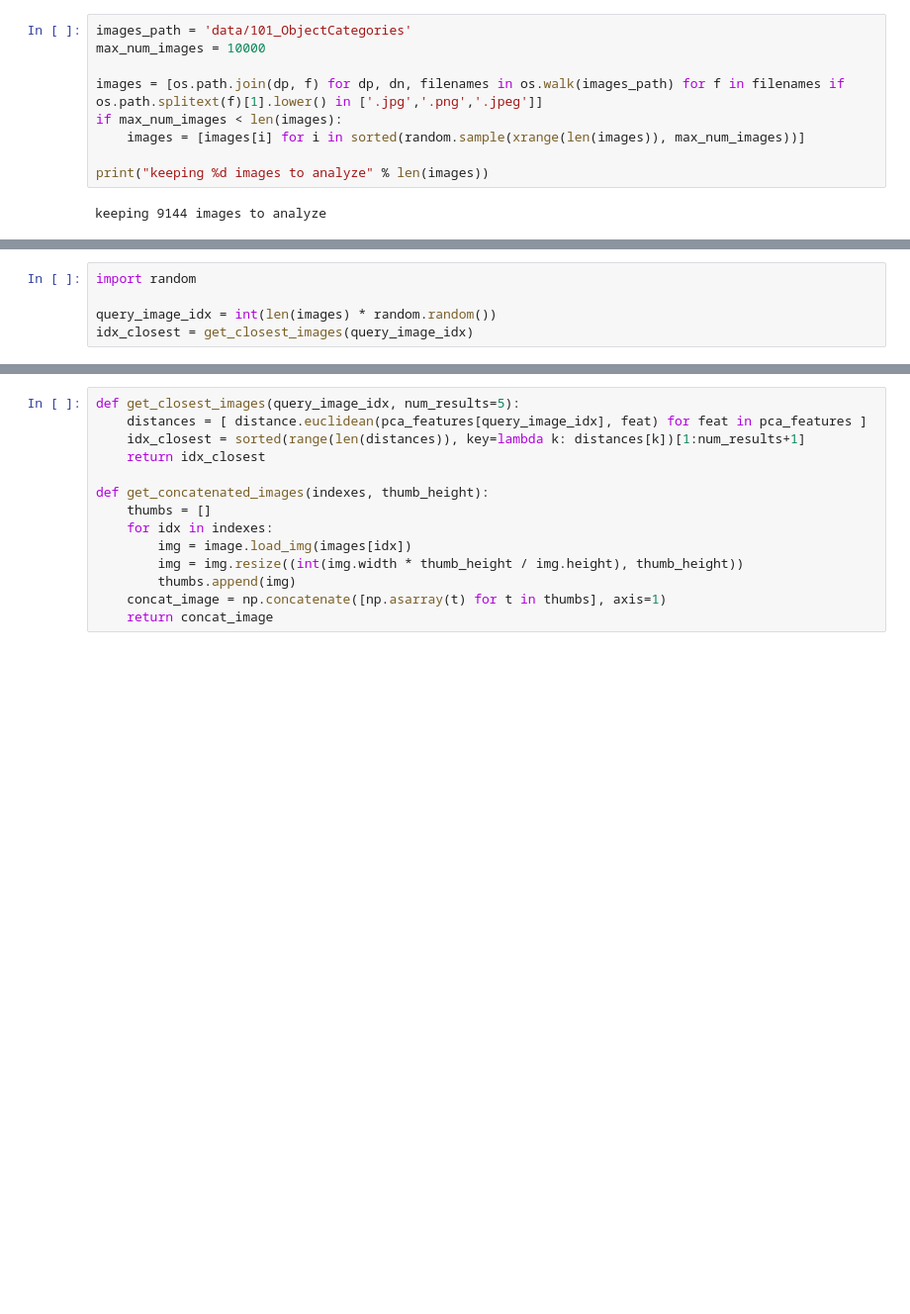
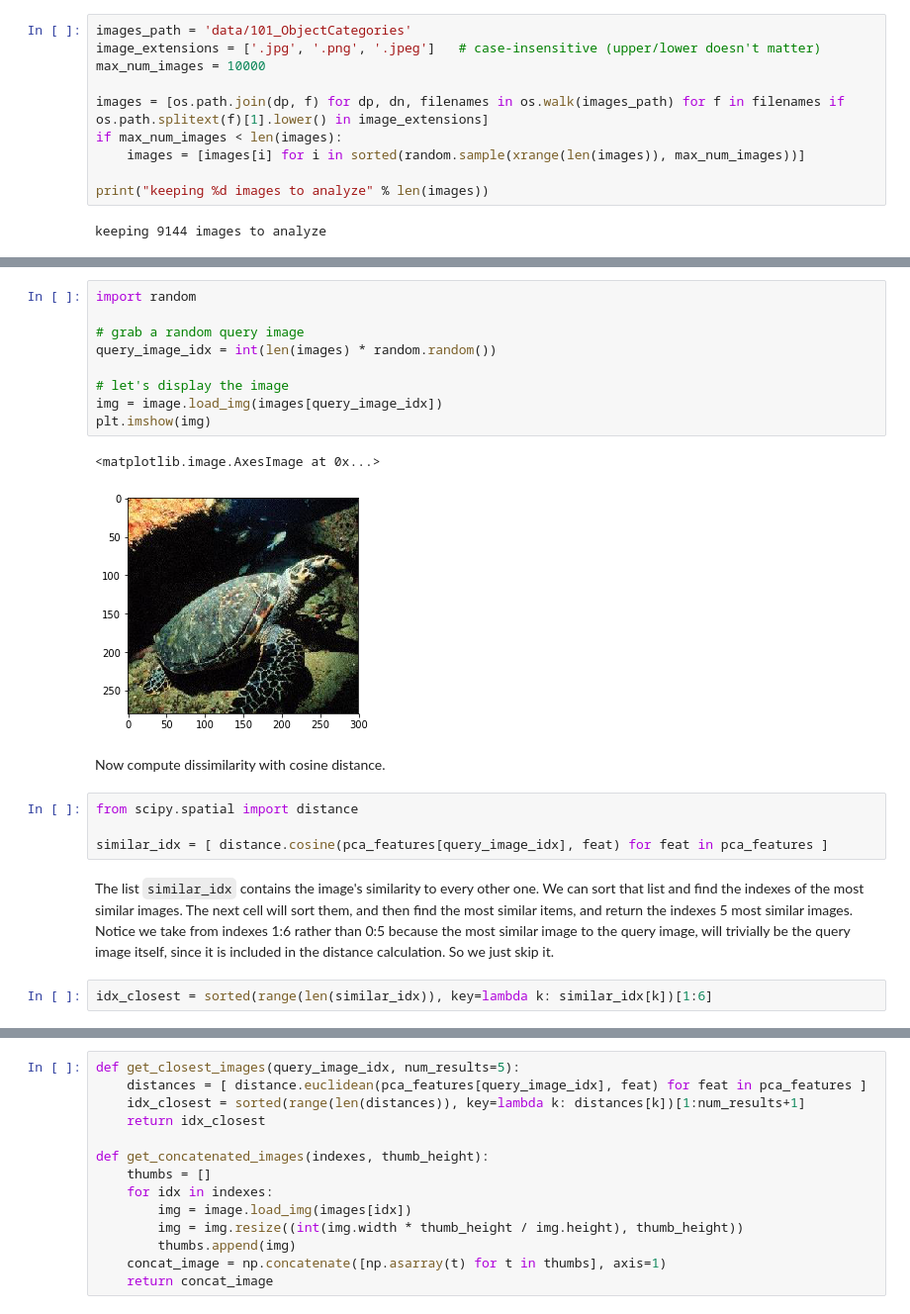
Before and after one commit to genekogan/course-ml4a, a Jupyter notebook: 6a_image_search.ipynb, the cells around one changed output, grey strips where cells are left out. Shown at 99% size. Drawn from its saved outputs; the diff is of its cells as text; blank space fills up the shorter version.

```diff
--- a/6a_image_search.ipynb
+++ b/6a_image_search.ipynb
@@ -87,8 +145,9 @@ plt.plot(feat[0])
 # %%
 images_path = 'data/101_ObjectCategories'
+image_extensions = ['.jpg', '.png', '.jpeg']   # case-insensitive (upper/lower doesn't matter)
 max_num_images = 10000
 
-images = [os.path.join(dp, f) for dp, dn, filenames in os.walk(images_path) for f in filenames if os.path.splitext(f)[1].lower() in ['.jpg','.png','.jpeg']]
+images = [os.path.join(dp, f) for dp, dn, filenames in os.walk(images_path) for f in filenames if os.path.splitext(f)[1].lower() in image_extensions]
 if max_num_images < len(images):
     images = [images[i] for i in sorted(random.sample(xrange(len(images)), max_num_images))]
 
@@ -129,5 +203,22 @@ pca_features = pca.transform(features)
 # %%
 import random
 
+# grab a random query image
 query_image_idx = int(len(images) * random.random())
-idx_closest = get_closest_images(query_image_idx)
+
+# let's display the image
+img = image.load_img(images[query_image_idx])
+plt.imshow(img)
+# %% [output]
+<matplotlib.image.AxesImage at 0x...>
+[figure, added]
+# %% [markdown]
+Now compute dissimilarity with cosine distance.
+# %%
+from scipy.spatial import distance
+
+similar_idx = [ distance.cosine(pca_features[query_image_idx], feat) for feat in pca_features ]
+# %% [markdown]
+The list `similar_idx` contains the image's similarity to every other one. We can sort that list and find the indexes of the most similar images. The next cell will sort them, and then find the most similar items, and return the indexes 5 most similar images. Notice we take from indexes 1:6 rather than 0:5 because the most similar image to the query image, will trivially be the query image itself, since it is included in the distance calculation. So we just skip it.
+# %%
+idx_closest = sorted(range(len(similar_idx)), key=lambda k: similar_idx[k])[1:6]
```
Also changed, not shown: parts of 35 cells of this notebook, 3 other files.
